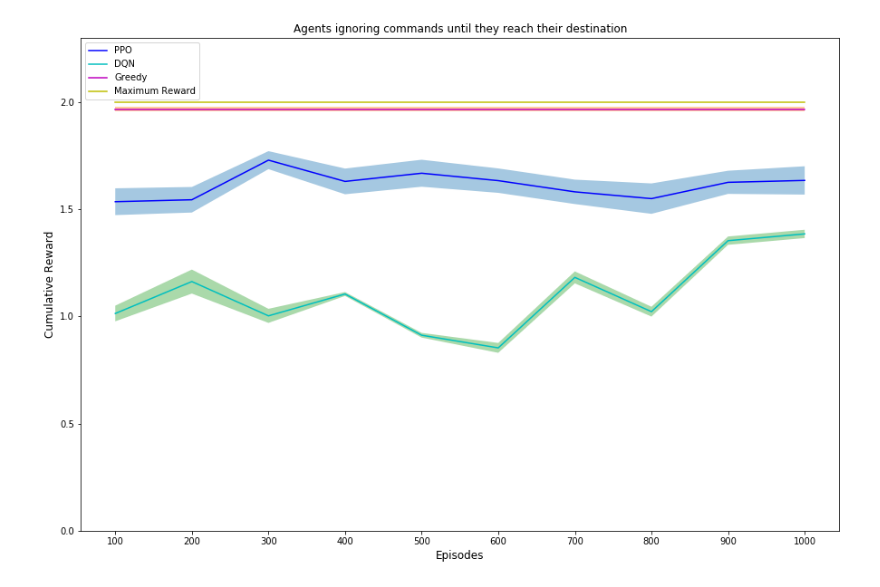
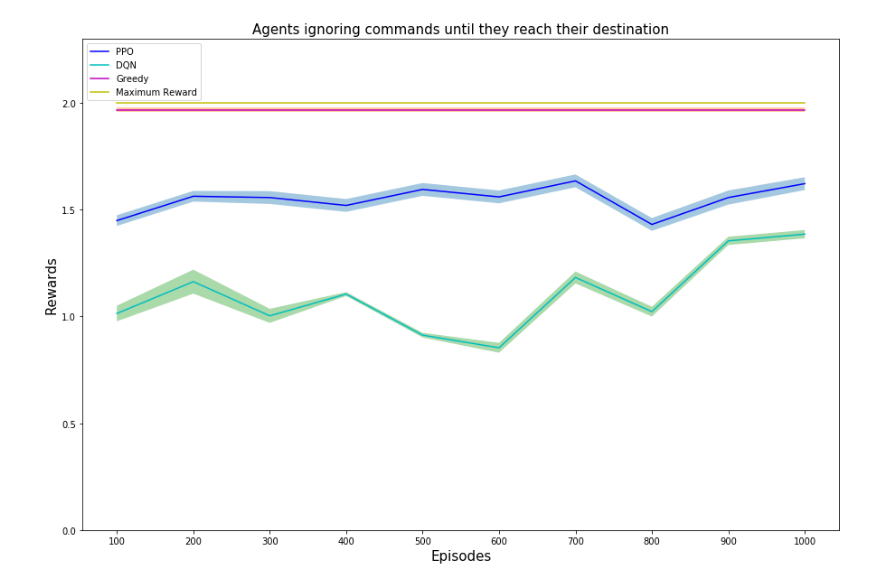
Before and after one commit to animeshgoyal9/MultiAgentDRL-RCRS, a Jupyter notebook: Reward_Plot.ipynb, the cells around one changed output. Saved outputs shown, nothing was run; the diff lists cells and outputs as text; code cells hidden in the pictures.

```diff
--- a/Reward_Plot.ipynb
+++ b/Reward_Plot.ipynb
@@ -9,5 +36,5 @@ import pandas as pd
 # %%
-def instant_switch(y_ppo, y_ppo_error, y_dqn, y_dqn_error, y_greedy, y_greedy_error):
+def no_queuing(y_ppo, y_ppo_error, y_dqn, y_dqn_error, y_greedy, y_greedy_error):
 
     x = [100,200,300,400,500,600,700,800,900,1000]
 
@@ -25,9 +52,9 @@ def instant_switch(y_ppo, y_ppo_error, y_dqn, y_dqn_error, y_greedy, y_greedy_er
     plt.plot(x, y_dqn, 'c-', label = 'DQN')
     plt.plot(x, y_greedy, 'm-', label = 'Greedy')
     plt.plot(x, y_max, 'y-', label = 'Maximum Reward')
-    plt.xlabel("Episodes", fontsize =12)
-    plt.ylabel("Cumulative Reward", fontsize =12)
-    plt.title("Agents switching their target instantly", fontsize = 12)
+    plt.xlabel("Episodes", fontsize =15)
+    plt.ylabel("Rewards", fontsize =15)
+    plt.title("{}_{}".format()"Agents ignoring commands until they reach their destination", fontsize =15, 'dt.datetime.today().strftime("%m/%d/%Y")')
     plt.legend(loc="upper left")
     plt.xticks(np.arange(1100,step=100))
     plt.ylim(bottom=0, top=2.3)
@@ -38,32 +67,3 @@ def instant_switch(y_ppo, y_ppo_error, y_dqn, y_dqn_error, y_greedy, y_greedy_er
-# %%
-def no_queuing(y_ppo, y_ppo_error, y_dqn, y_dqn_error, y_greedy, y_greedy_error):
-
-    x = [100,200,300,400,500,600,700,800,900,1000]
-
-    y_max = [2,2,2,2,2,2,2,2,2,2]
-
-    plt.figure(figsize=(15,10))
-    y_ppo_neg_error = [y_ppo - y_ppo_error for y_ppo, y_ppo_error in zip(y_ppo, y_ppo_error)]
-    y_ppo_pos_error = [y_ppo + y_ppo_error for y_ppo, y_ppo_error in zip(y_ppo, y_ppo_error)]
-    y_dqn_neg_error = [y_dqn - y_dqn_error for y_dqn, y_dqn_error in zip(y_dqn, y_dqn_error)]
-    y_dqn_pos_error = [y_dqn + y_dqn_error for y_dqn, y_dqn_error in zip(y_dqn, y_dqn_error)]
-    y_greedy_neg_error = [y_greedy - y_greedy_error for y_greedy, y_greedy_error in zip(y_greedy, y_greedy_error)]
-    y_greedy_pos_error = [y_greedy + y_greedy_error for y_greedy, y_greedy_error in zip(y_greedy, y_greedy_error)]
-
-    plt.plot(x, y_ppo, 'b-', label='PPO')
-    plt.plot(x, y_dqn, 'c-', label = 'DQN')
-    plt.plot(x, y_greedy, 'm-', label = 'Greedy')
-    plt.plot(x, y_max, 'y-', label = 'Maximum Reward')
-    plt.xlabel("Episodes", fontsize =12)
-    plt.ylabel("Cumulative Reward", fontsize=12)
-    plt.title("Agents ignoring commands until they reach their destination", fontsize=12)
-    plt.legend(loc="upper left")
-    plt.xticks(np.arange(1100,step=100))
-    plt.ylim(bottom=0, top=2.3)
-    plt.fill_between(x, y_ppo_neg_error, y_ppo_pos_error , alpha=0.4)
-    plt.fill_between(x, y_greedy_neg_error, y_greedy_pos_error, alpha = 0.4)
-    plt.fill_between(x, y_dqn_neg_error, y_dqn_pos_error, alpha=0.4)
-    plt.show()
 # %%
 y_ppo = [1.68168, 1.5951, 1.7898, 1.7178, 1.8104, 1.90468, 1.8436, 1.8785, 1.8655, 1.84174]
 y_ppo_error = [0.025,0.029,0.022,0.02985,0.0215,0.013,0.0205,0.015,0.0168725,0.018]
@@ -80,13 +80,13 @@ instant_switch(y_ppo, y_ppo_error, y_dqn, y_dqn_error, y_greedy, y_greedy_error)
 # %%
-y_ppo = [1.536, 1.545, 1.73, 1.63068, 1.6689, 1.6343, 1.582, 1.5503, 1.62644, 1.63534]
-y_ppo_error = [0.0625, 0.0596, 0.042, 0.06, 0.063, 0.057, 0.057, 0.071, 0.054, 0.066]
+y_ppo = [1.449, 1.563, 1.557, 1.520, 1.595, 1.56, 1.635, 1.431, 1.557, 1.622]
+y_ppo_error = [0.025, 0.025, 0.03, 0.03, 0.03, 0.03, 0.03, 0.03, 0.033, 0.03]
 
 y_dqn = [1.014, 1.16316, 1.003, 1.105, 0.91254, 0.85348, 1.18264, 1.0226, 1.35408, 1.38558]
 y_dqn_error = [0.0366, 0.056, 0.0329, 0.009, 0.011, 0.023, 0.0279, 0.0229, 0.0194, 0.01934]
 
 y_greedy = [1.968]*10
 y_greedy_error = [0.01]*10
 
 no_queuing(y_ppo, y_ppo_error, y_dqn, y_dqn_error, y_greedy, y_greedy_error)
 # %% [output]
-[figure, old version]
+[figure, new version]
```
Also changed, not shown: parts of 4 cells of this notebook.
